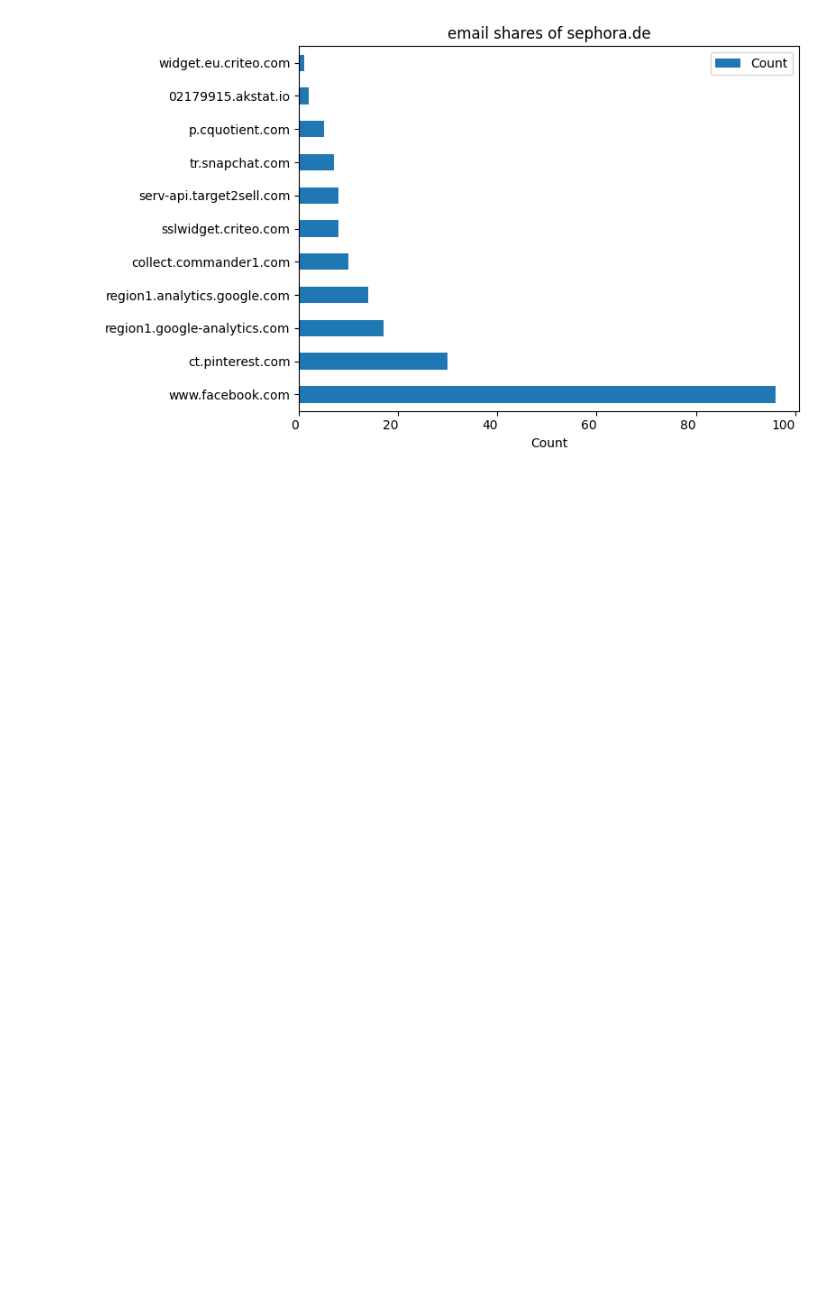
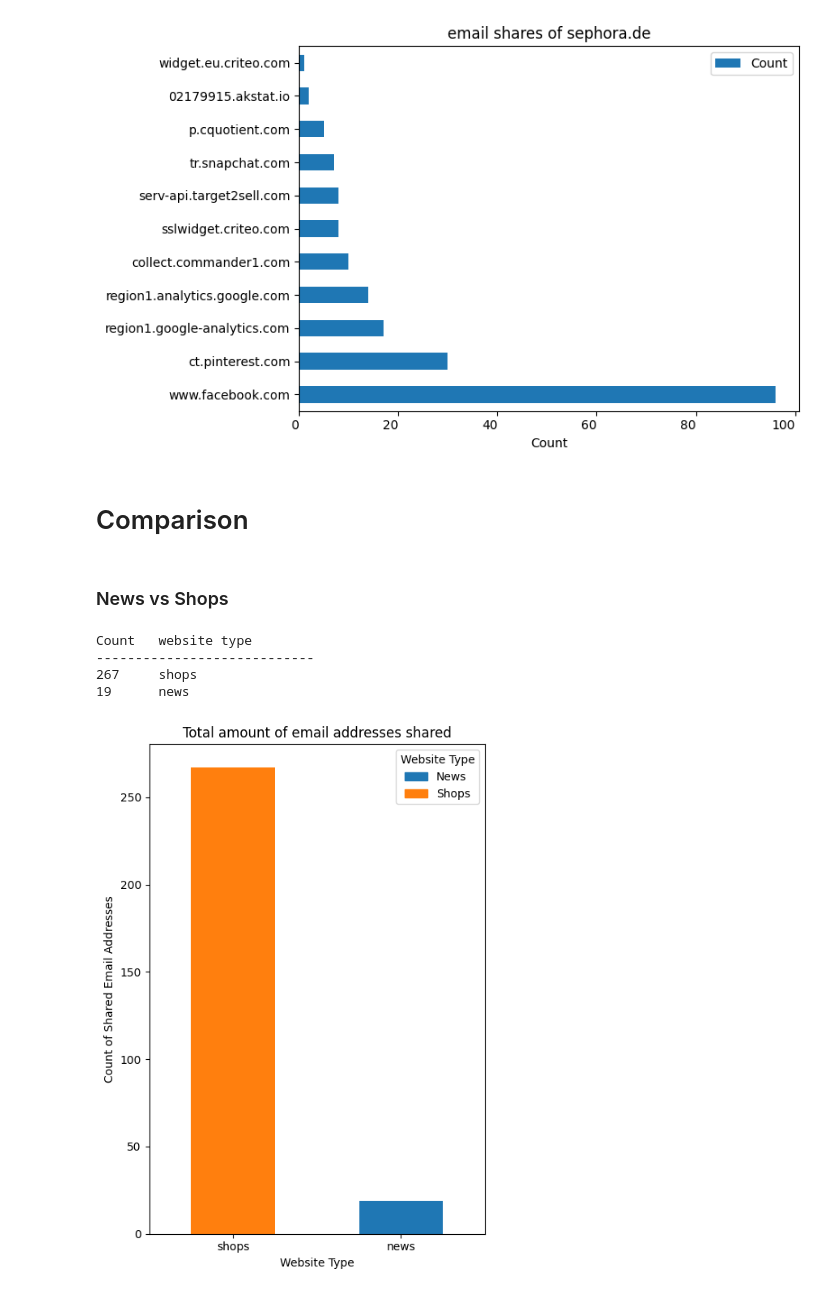
Before and after one commit to ynnickw/seminar-ws23, a Jupyter notebook: data-analysis/scripts/analysis/db_contains-mail.ipynb, the cells around one changed output. Drawn from its saved outputs; the diff is of its cells as text; code cells hidden in the pictures; blank space fills up the shorter version.

Commit message:
comparative analysis

```diff
--- a/data-analysis/scripts/analysis/db_contains-mail.ipynb
+++ b/data-analysis/scripts/analysis/db_contains-mail.ipynb
@@ -152,3 +152,46 @@ plt.tight_layout()
 plt.show()
 # %% [output]
 [figure]
+# %% [markdown]
+# Comparison
+# %% [markdown]
+### News vs Shops
+# %%
+conn = sqlite3.connect('../third_party_analysis.db')
+cursor = conn.cursor()
+
+query = 'SELECT website_type, COUNT(*) FROM EmailHashes GROUP BY website_type ORDER BY COUNT(*) DESC'
+
+cursor.execute(query)
+
+data4 = cursor.fetchall()
+
+print("Count\twebsite type")
+print("----------------------------")
+for domain, count in data4:
+    print(f"{count}\t{domain}")
+
+conn.close()
+# %% [output]
+Count   website type
+----------------------------
+267     shops
+19      news
+# %%
+df = pd.DataFrame(data4, columns=['Website Type', 'Count'])
+
+colors = ['#1f77b4' if website_type == 'news' else '#ff7f0e' for website_type in df['Website Type']]
+df.plot(kind='bar', x='Website Type', y='Count', color=colors, figsize=(5, 7))
+
+news_patch = mpatches.Patch(color='#1f77b4', label='News')
+other_patch = mpatches.Patch(color='#ff7f0e', label='Shops')
+
+plt.legend(handles=[news_patch, other_patch], title='Website Type')
+plt.title('Total amount of email addresses shared')
+plt.ylabel('Count of Shared Email Addresses')
+plt.xticks(rotation=0)
+plt.tight_layout()
+
+plt.show()
+# %% [output]
+[figure, added]
```
Also changed, not shown: parts of 4 cells of this notebook, 5 other files.
